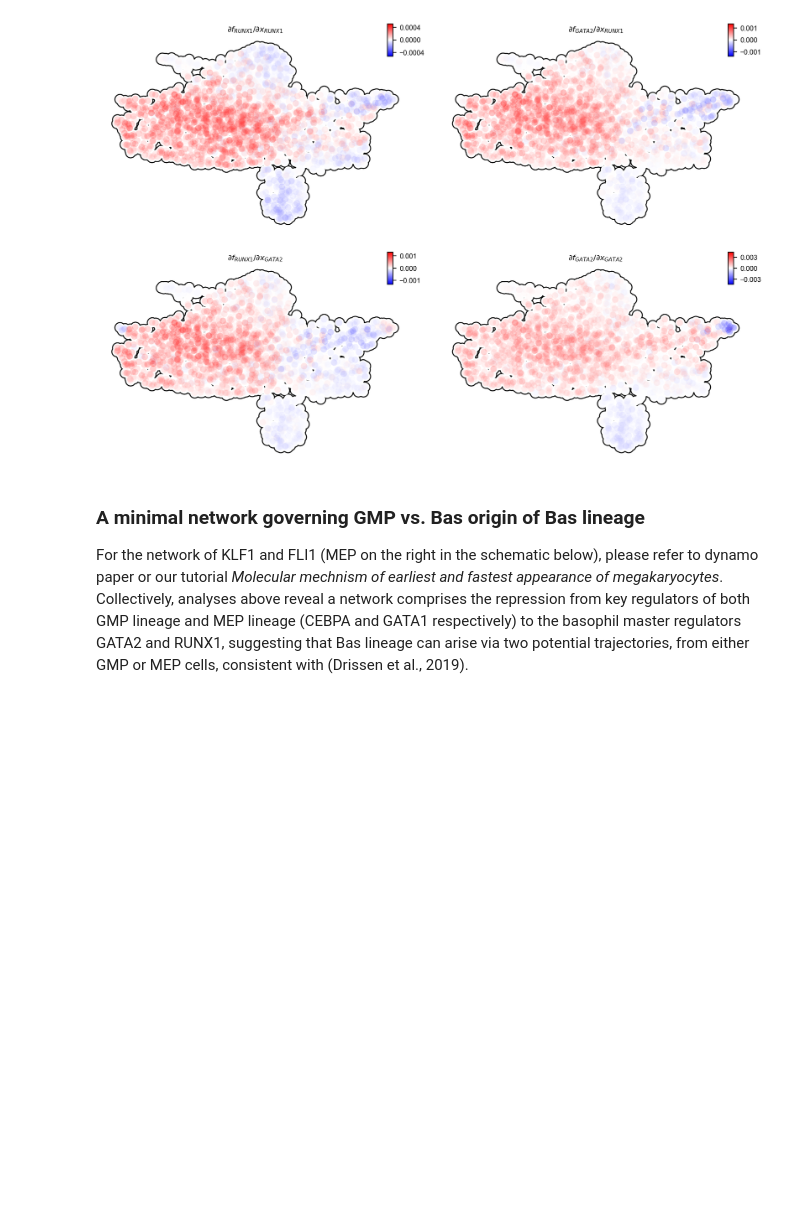
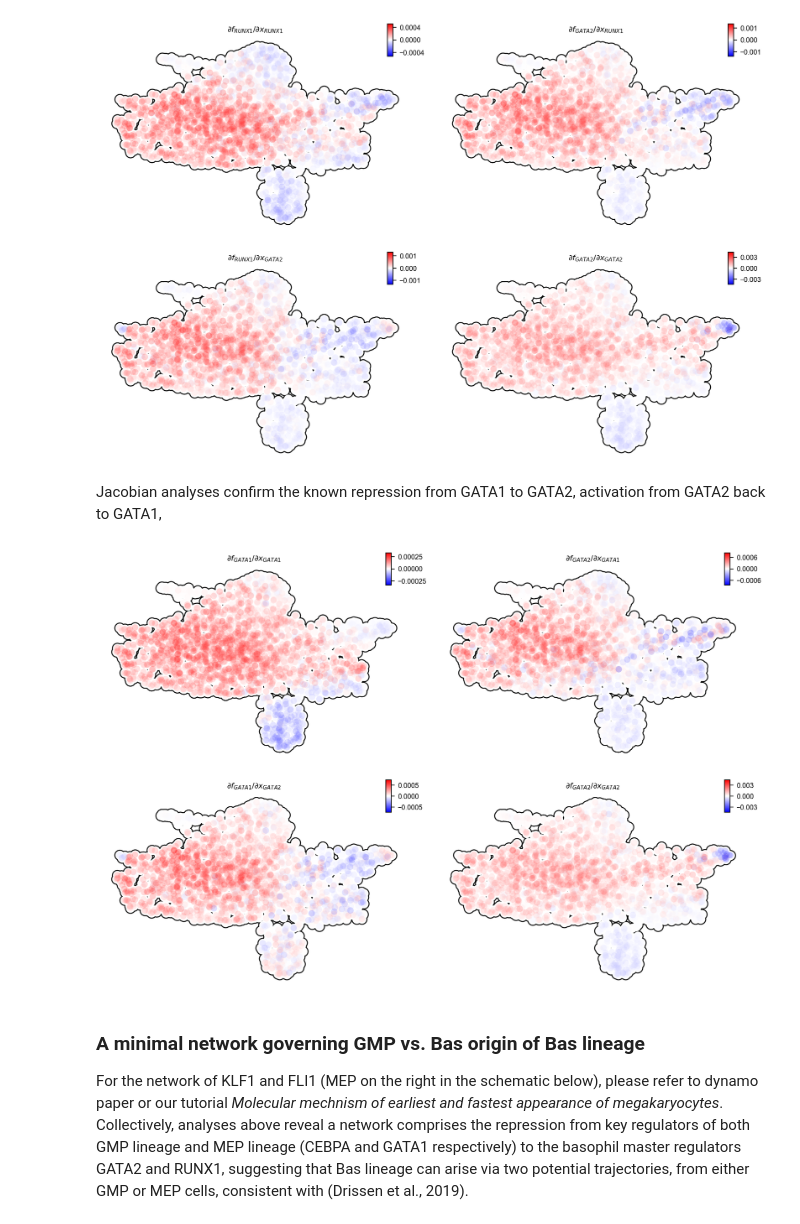
Before and after one commit to aristoteleo/dynamo-tutorials, a Jupyter notebook: tutorial_hsc_dynamo_basophil_lineage.ipynb, the cells around one changed output. Saved outputs shown, nothing was run; the diff lists cells and outputs as text; code cells hidden in the pictures; blank space fills up the shorter version.

```diff
--- a/tutorial_hsc_dynamo_basophil_lineage.ipynb
+++ b/tutorial_hsc_dynamo_basophil_lineage.ipynb
@@ -58,6 +60,21 @@ dyn.pl.jacobian(
 )
 # %% [output]
 [figure]
+# %% [markdown]
+Jacobian analyses confirm the known repression from GATA1 to GATA2, activation from GATA2 back to GATA1,
+# %%
+dyn.vf.jacobian(
+    adata_labeling,
+    effectors=["GATA1", "GATA2"],
+)
+
+dyn.pl.jacobian(
+    adata_labeling,
+    effectors=["GATA1", "GATA2"],
+    basis="umap"
+)
+# %% [output]
+[figure, added]
 # %% [markdown]
 ### A minimal network governing GMP vs. Bas origin of Bas lineage
 For the network of KLF1 and FLI1 (MEP on the right in the schematic below), please refer to dynamo paper or our tutorial *Molecular mechnism of earliest and fastest appearance of megakaryocytes*.
```
Also changed, not shown: parts of 1 cell of this notebook.
